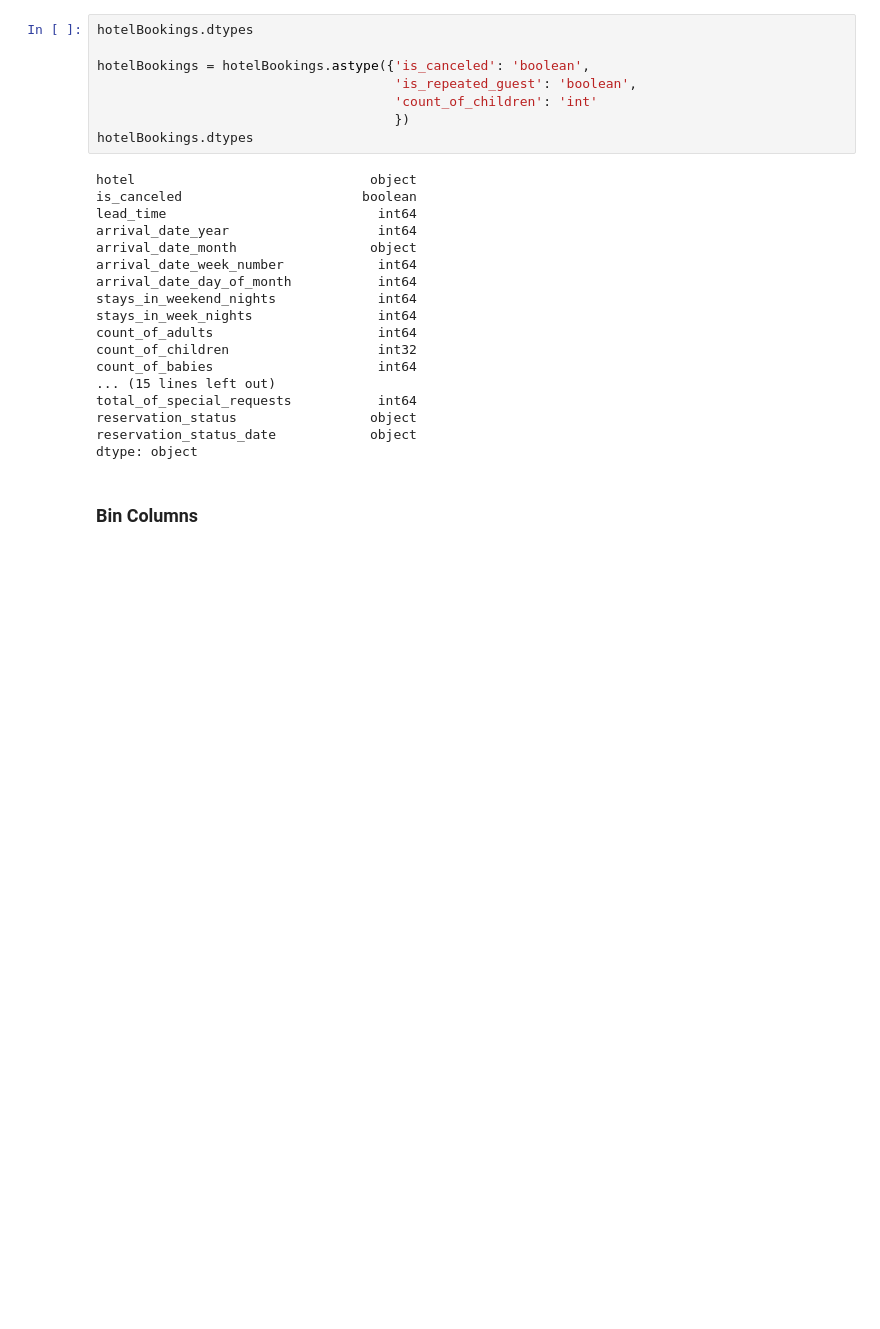
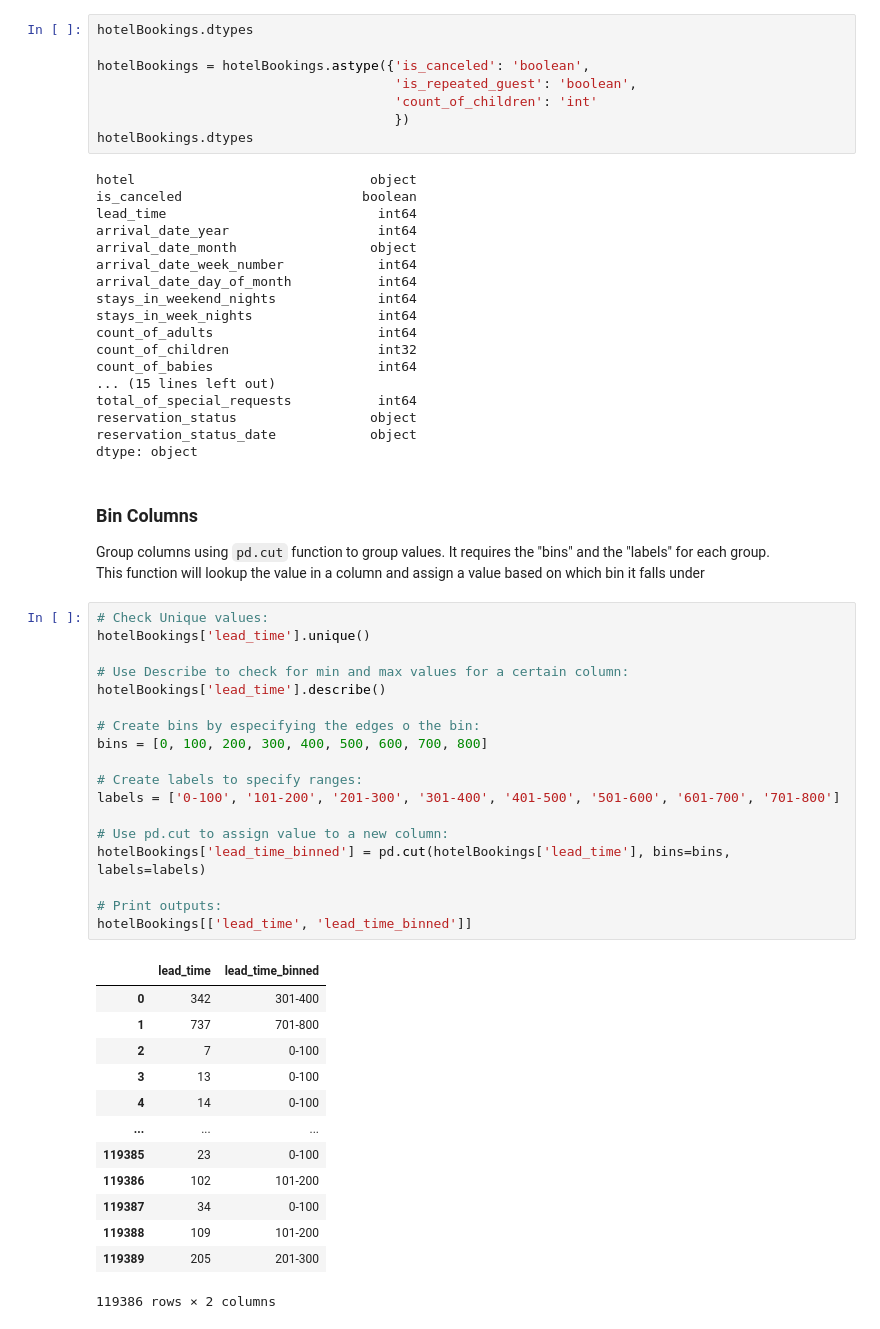
Before and after one commit to brevans25/hotel-bookings-datacleaning, a Jupyter notebook: hotel-bookings-datacleaning.ipynb, the cells around one changed output. Drawn from its saved outputs; the diff is of its cells as text; blank space fills up the shorter version.

Commit message:
Bin Columns committed

```diff
--- a/hotel-bookings-datacleaning.ipynb
+++ b/hotel-bookings-datacleaning.ipynb
@@ -216,3 +216,38 @@ reservation_status_date            object
 dtype: object
 # %% [markdown]
 ### Bin Columns
+
+Group columns using `pd.cut` function to group values. It requires the "bins" and the "labels" for each group. <br>
+This function will lookup the value in a column and assign a value based on which bin it falls under
+# %%
+# Check Unique values:
+hotelBookings['lead_time'].unique()
+
+# Use Describe to check for min and max values for a certain column:
+hotelBookings['lead_time'].describe()
+
+# Create bins by especifying the edges o the bin:
+bins = [0, 100, 200, 300, 400, 500, 600, 700, 800]
+
+# Create labels to specify ranges:
+labels = ['0-100', '101-200', '201-300', '301-400', '401-500', '501-600', '601-700', '701-800']
+
+# Use pd.cut to assign value to a new column:
+hotelBookings['lead_time_binned'] = pd.cut(hotelBookings['lead_time'], bins=bins, labels=labels)
+
+# Print outputs:
+hotelBookings[['lead_time', 'lead_time_binned']]
+# %% [output]
+|  | lead_time | lead_time_binned |
+| 0 | 342 | 301-400 |
+| 1 | 737 | 701-800 |
+| 2 | 7 | 0-100 |
+| 3 | 13 | 0-100 |
+| 4 | 14 | 0-100 |
+| ... | ... | ... |
+| 119385 | 23 | 0-100 |
+| 119386 | 102 | 101-200 |
+| 119387 | 34 | 0-100 |
+| 119388 | 109 | 101-200 |
+| 119389 | 205 | 201-300 |
+119386 rows × 2 columns
```
